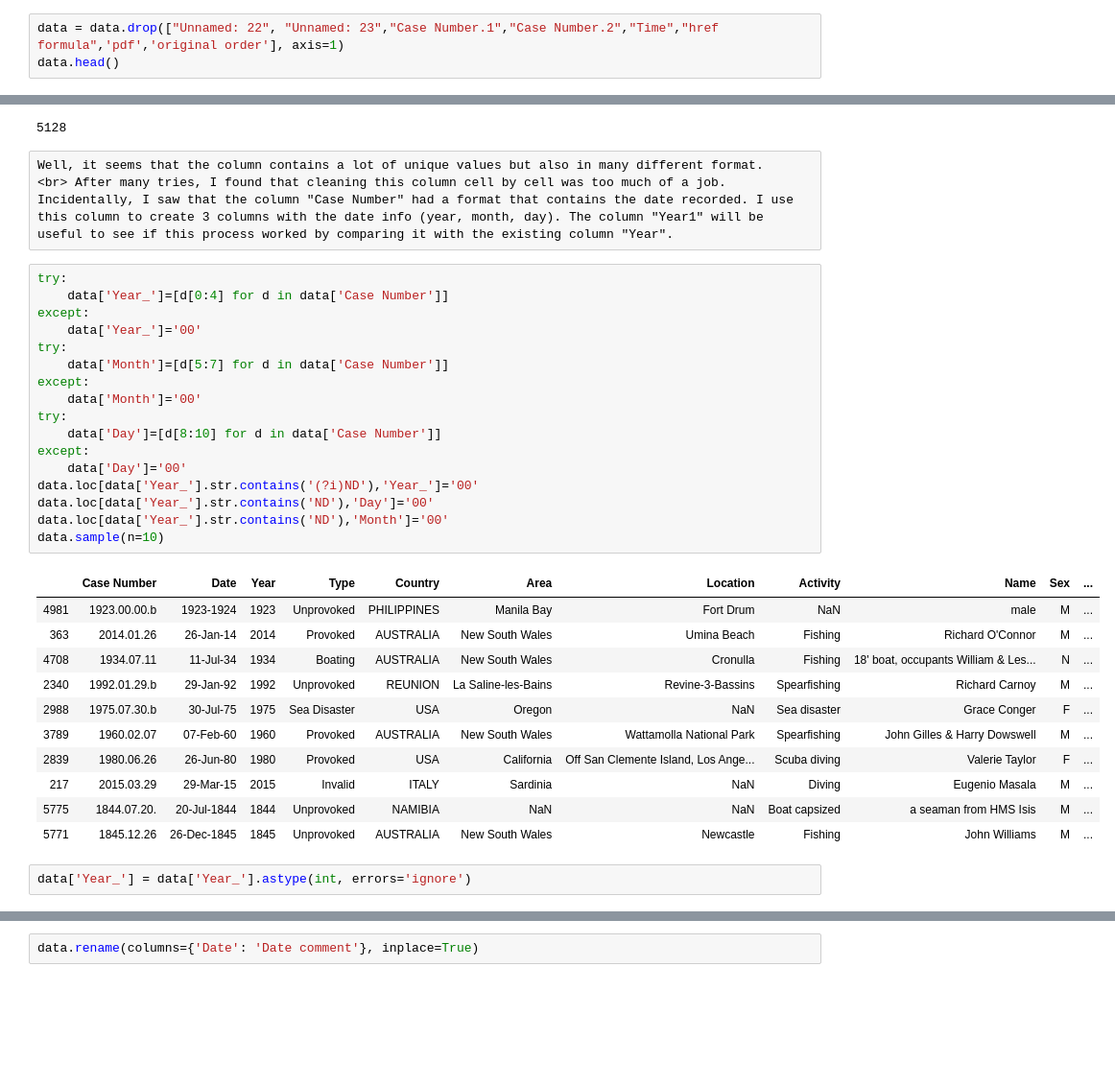
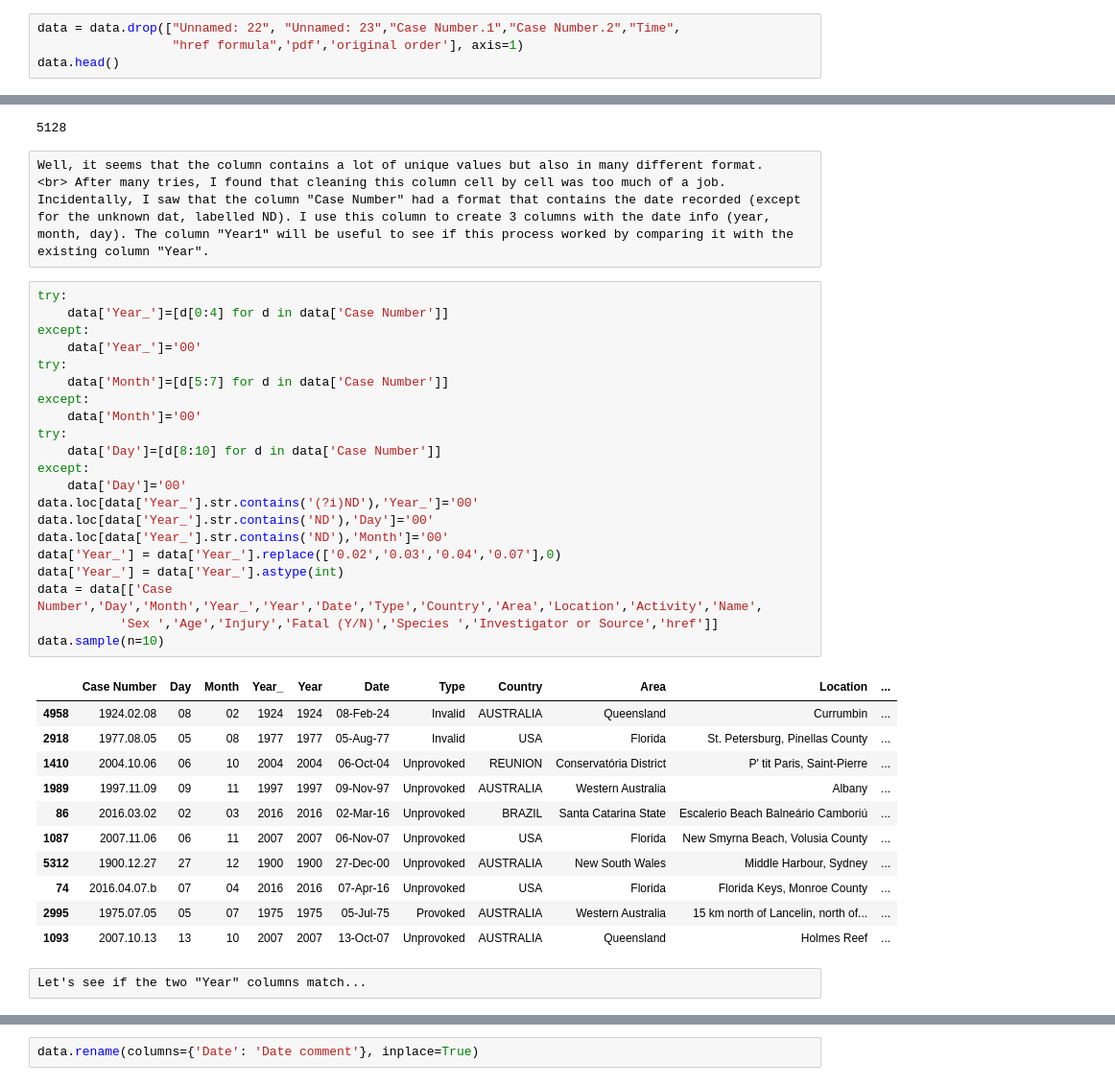
Before and after one commit to alinedebenath/ironhack-datalabs-dataparis0619-pt, a Jupyter notebook: module-1/pandas-project/your-code/data-wrangling.ipynb, the cells around one changed output, grey strips where cells are left out. Shown at 96% size. Drawn from its saved outputs; the diff is of its cells as text; blank space fills up the shorter version.

Commit message:
cleaning pandas project

```diff
--- a/module-1/pandas-project/your-code/data-wrangling.ipynb
+++ b/module-1/pandas-project/your-code/data-wrangling.ipynb
@@ -143,7 +143,8 @@ Name: href formula, dtype: int64
 # %% [raw]
 There is less than 10% difference between the column, I choose to keep the column "href".
 # %%
-data = data.drop(["Unnamed: 22", "Unnamed: 23","Case Number.1","Case Number.2","Time","href formula",'pdf','original order'], axis=1)
+data = data.drop(["Unnamed: 22", "Unnamed: 23","Case Number.1","Case Number.2","Time",
+                  "href formula",'pdf','original order'], axis=1)
 data.head()
 # %% [output]
 |  | Case Number | Date | Year | Type | Country | Area | Location | Activity | Name | Sex | ... |
@@ -182,35 +185,39 @@ len(set(data['Date']))
 5128
 # %% [raw]
 Well, it seems that the column contains a lot of unique values but also in many different format.
-<br> After many tries, I found that cleaning this column cell by cell was too much of a job. Incidentally, I saw that the column "Case Number" had a format that contains the date recorded. I use this column to create 3 columns with the date info (year, month, day). The column "Year1" will be useful to see if this process worked by comparing it with the existing column "Year".
+<br> After many tries, I found that cleaning this column cell by cell was too much of a job. Incidentally, I saw that the column "Case Number" had a format that contains the date recorded (except for the unknown dat, labelled ND). I use this column to create 3 columns with the date info (year, month, day). The column "Year1" will be useful to see if this process worked by comparing it with the existing column "Year".
 # %%
 try:
     data['Year_']=[d[0:4] for d in data['Case Number']]
 except:
     data['Year_']='00'
 try:
     data['Month']=[d[5:7] for d in data['Case Number']]
 except:
     data['Month']='00'
 try:
     data['Day']=[d[8:10] for d in data['Case Number']]
 except:
     data['Day']='00'
 data.loc[data['Year_'].str.contains('(?i)ND'),'Year_']='00'
 data.loc[data['Year_'].str.contains('ND'),'Day']='00'
 data.loc[data['Year_'].str.contains('ND'),'Month']='00'
+data['Year_'] = data['Year_'].replace(['0.02','0.03','0.04','0.07'],0)
+data['Year_'] = data['Year_'].astype(int)
+data = data[['Case Number','Day','Month','Year_','Year','Date','Type','Country','Area','Location','Activity','Name',
+           'Sex ','Age','Injury','Fatal (Y/N)','Species ','Investigator or Source','href']]
 data.sample(n=10)
 # %% [output]
-|  | Case Number | Date | Year | Type | Country | Area | Location | Activity | Name | Sex | ... |
-| 4981 | 1923.00.00.b | 1923-1924 | 1923 | Unprovoked | PHILIPPINES | Manila Bay | Fort Drum | NaN | male | M | ... |
-| 363 | 2014.01.26 | 26-Jan-14 | 2014 | Provoked | AUSTRALIA | New South Wales | Umina Beach | Fishing | Richard O'Connor | M | ... |
-| 4708 | 1934.07.11 | 11-Jul-34 | 1934 | Boating | AUSTRALIA | New South Wales | Cronulla | Fishing | 18' boat, occupants William & Les... | N | ... |
-| 2340 | 1992.01.29.b | 29-Jan-92 | 1992 | Unprovoked | REUNION | La Saline-les-Bains | Revine-3-Bassins | Spearfishing | Richard Carnoy | M | ... |
-| 2988 | 1975.07.30.b | 30-Jul-75 | 1975 | Sea Disaster | USA | Oregon | NaN | Sea disaster | Grace Conger | F | ... |
-| 3789 | 1960.02.07 | 07-Feb-60 | 1960 | Provoked | AUSTRALIA | New South Wales | Wattamolla National Park | Spearfishing | John Gilles & Harry Dowswell | M | ... |
-| 2839 | 1980.06.26 | 26-Jun-80 | 1980 | Provoked | USA | California | Off San Clemente Island, Los Ange... | Scuba diving | Valerie Taylor | F | ... |
-| 217 | 2015.03.29 | 29-Mar-15 | 2015 | Invalid | ITALY | Sardinia | NaN | Diving | Eugenio Masala | M | ... |
-| 5775 | 1844.07.20. | 20-Jul-1844 | 1844 | Unprovoked | NAMIBIA | NaN | NaN | Boat capsized | a seaman from HMS Isis | M | ... |
-| 5771 | 1845.12.26 | 26-Dec-1845 | 1845 | Unprovoked | AUSTRALIA | New South Wales | Newcastle | Fishing | John Williams | M | ... |
+|  | Case Number | Day | Month | Year_ | Year | Date | Type | Country | Area | Location | ... |
+| 4958 | 1924.02.08 | 08 | 02 | 1924 | 1924 | 08-Feb-24 | Invalid | AUSTRALIA | Queensland | Currumbin | ... |
+| 2918 | 1977.08.05 | 05 | 08 | 1977 | 1977 | 05-Aug-77 | Invalid | USA | Florida | St. Petersburg, Pinellas County | ... |
+| 1410 | 2004.10.06 | 06 | 10 | 2004 | 2004 | 06-Oct-04 | Unprovoked | REUNION | Conservatória District | P' tit Paris, Saint-Pierre | ... |
+| 1989 | 1997.11.09 | 09 | 11 | 1997 | 1997 | 09-Nov-97 | Unprovoked | AUSTRALIA | Western Australia | Albany | ... |
+| 86 | 2016.03.02 | 02 | 03 | 2016 | 2016 | 02-Mar-16 | Unprovoked | BRAZIL | Santa Catarina State | Escalerio Beach Balneário Camboriú | ... |
+| 1087 | 2007.11.06 | 06 | 11 | 2007 | 2007 | 06-Nov-07 | Unprovoked | USA | Florida | New Smyrna Beach, Volusia County | ... |
+| 5312 | 1900.12.27 | 27 | 12 | 1900 | 1900 | 27-Dec-00 | Unprovoked | AUSTRALIA | New South Wales | Middle Harbour, Sydney | ... |
+| 74 | 2016.04.07.b | 07 | 04 | 2016 | 2016 | 07-Apr-16 | Unprovoked | USA | Florida | Florida Keys, Monroe County | ... |
+| 2995 | 1975.07.05 | 05 | 07 | 1975 | 1975 | 05-Jul-75 | Provoked | AUSTRALIA | Western Australia | 15 km north of Lancelin, north of... | ... |
+| 1093 | 2007.10.13 | 13 | 10 | 2007 | 2007 | 13-Oct-07 | Unprovoked | AUSTRALIA | Queensland | Holmes Reef | ... |
-# %%
-data['Year_'] = data['Year_'].astype(int, errors='ignore')
+# %% [raw]
+Let's see if the two "Year" columns match...
```
Also changed, not shown: parts of 75 cells of this notebook, 4 other files.
